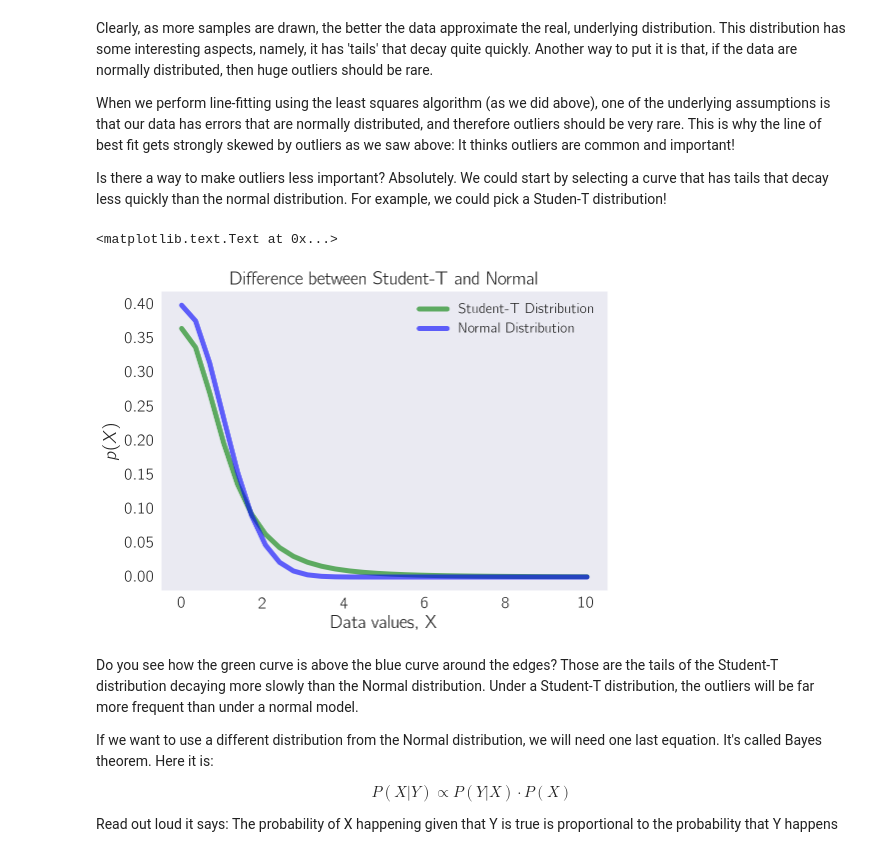
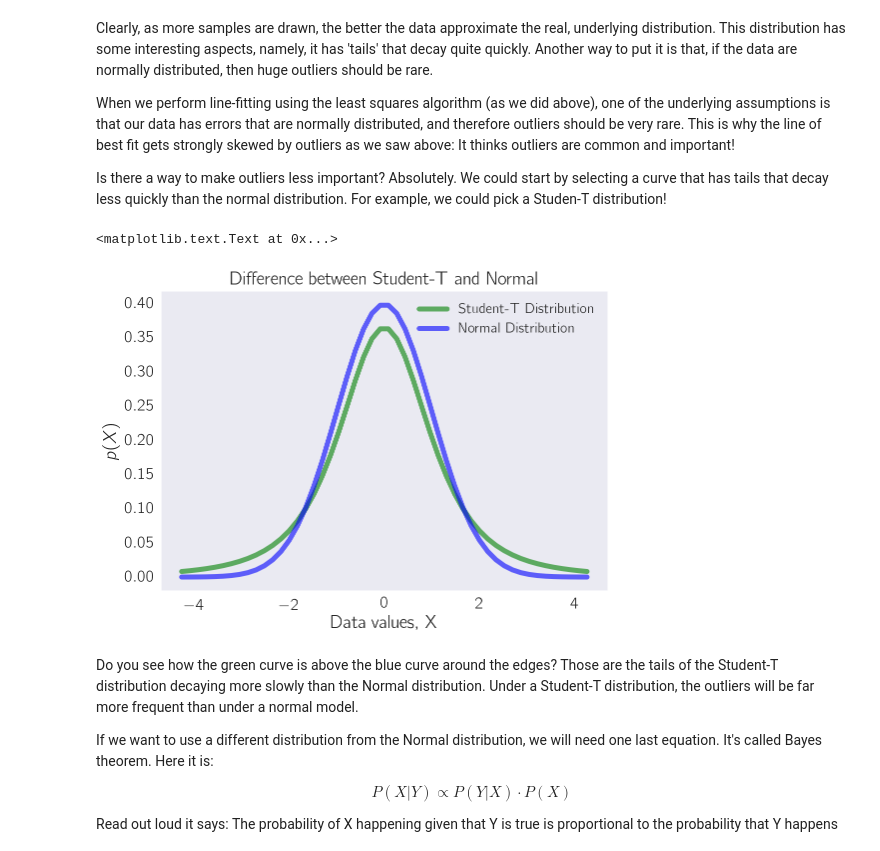
Before and after one commit to WormLabCaltech/mprsq, a Jupyter notebook: src/stats_tutorials/Noise Mitigation Tutorial.ipynb, the cells around one changed output. Drawn from its saved outputs; the diff is of its cells as text; code cells hidden in the pictures.

```diff
--- a/src/stats_tutorials/Noise Mitigation Tutorial.ipynb
+++ b/src/stats_tutorials/Noise Mitigation Tutorial.ipynb
@@ -192,25 +192,25 @@ When we perform line-fitting using the least squares algorithm (as we did above)
 Is there a way to make outliers less important? Absolutely. We could start by selecting a curve that has tails that decay less quickly than the normal distribution. For example, we could pick a Studen-T distribution!
 # %%
 # Points for the normal dist:
-xnorm = np.linspace(scipy.stats.norm.ppf(0.01),
-                    scipy.stats.norm.ppf(0.99))
+xnorm = np.linspace(scipy.stats.norm.ppf(0.00001),
+                    scipy.stats.norm.ppf(0.99999))
 
 # calculate the points for the student t
 df = 2.74335149908
 t_nums = np.linspace(scipy.stats.t.ppf(0.01, df),
                 scipy.stats.t.ppf(0.99, df), 100)
 
 #plot
 
-plt.plot(x, scipy.stats.t.pdf(x, df), 'g-', lw=5, alpha=0.6, label='Student-T Distribution')
-plt.plot(x, scipy.stats.norm.pdf(x), 'b-', lw=5, alpha=0.6, label='Normal Distribution')
+plt.plot(xnorm, scipy.stats.t.pdf(xnorm, df), 'g-', lw=5, alpha=0.6, label='Student-T Distribution')
+plt.plot(xnorm, scipy.stats.norm.pdf(xnorm), 'b-', lw=5, alpha=0.6, label='Normal Distribution')
 plt.legend()
 plt.title('Difference between Student-T and Normal')
 plt.xlabel('Data values, X')
 plt.ylabel('$p(X)$')
 # %% [output]
 <matplotlib.text.Text at 0x...>
-[figure, old version]
+[figure, new version]
 # %% [markdown]
 Do you see how the green curve is above the blue curve around the edges? Those are the tails of the Student-T distribution decaying more slowly than the Normal distribution. Under a Student-T distribution, the outliers will be far more frequent than under a normal model.
 
```
Also changed, not shown: parts of 6 cells of this notebook, 5 other files.
